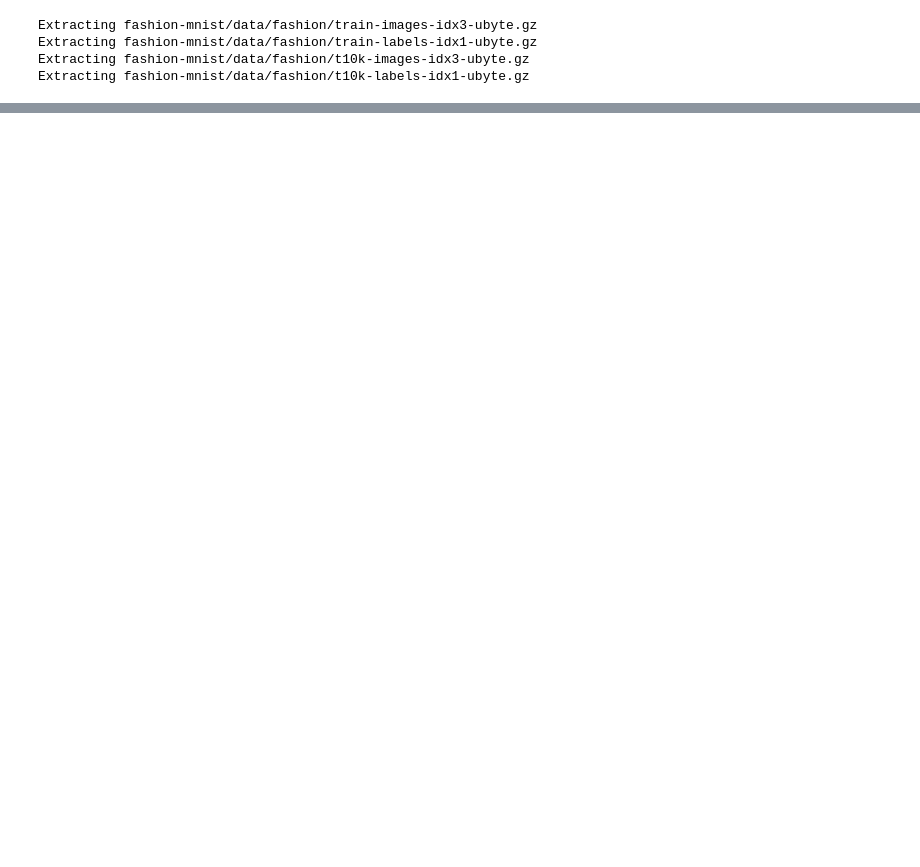
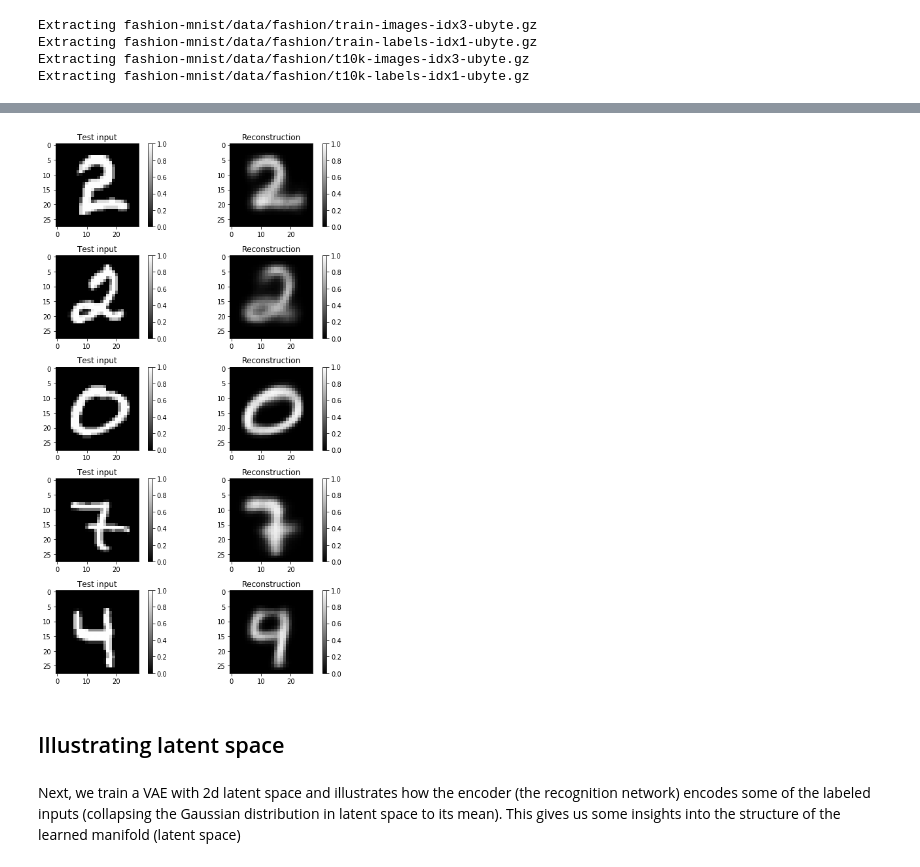
Before and after one commit to avgaydashenko/deep-learning-hw, a Jupyter notebook: homework.ipynb, the cells around one changed output, grey strips where cells are left out. Drawn from its saved outputs; the diff is of its cells as text; code cells hidden in the pictures; blank space fills up the shorter version.

```diff
--- a/homework.ipynb
+++ b/homework.ipynb
@@ -18,5 +11,7 @@ We will be using the MNIST dataset. input_data is a library that downloads the d
 # %%
-mnist = input_data.read_data_sets('fashion-mnist/data/fashion', one_hot=False)
+from tensorflow.examples.tutorials.mnist import input_data
+mnist = input_data.read_data_sets('fashion-mnist/data/fashion', one_hot=True)
+n_samples = mnist.train.num_examples
 # %% [output]
 Extracting fashion-mnist/data/fashion/train-images-idx3-ubyte.gz
 Extracting fashion-mnist/data/fashion/train-labels-idx1-ubyte.gz
@@ -174,15 +19,0 @@ Evaluate discrimator accuracy in the pre-trained model on any representative sub
-# %%
-n = 1000
-init = tf.global_variables_initializer()
-saver = tf.train.Saver()
-with tf.Session() as sess:
-    sess.run(init)
-    ckpt = tf.train.get_checkpoint_state(model_directory)
-    saver.restore(sess,ckpt.model_checkpoint_path)
-
-    zs = np.random.uniform(-1.0,1.0,size=[n,z_size]).astype(np.float32) #Generate a random z batch
-    xs,_ = mnist.test.next_batch(n) #Draw a sample batch from MNIST dataset.
-    xs = (np.reshape(xs,[n,28,28,1]) - 0.5) * 2.0 #Transform it to be between -1 and 1
-    xs = np.lib.pad(xs, ((0,0),(2,2),(2,2),(0,0)),'constant', constant_values=(-1, -1)) #Pad the images so the are 32x32
-
-    dx, dg = sess.run([Dx, Dg],feed_dict={z_in:zs,real_in:xs})
@@ -194,0 +153,10 @@ print(50 * ((dg < 0.5).mean() + (dx >= 0.5).mean()), '% accurate')
+# %%
+network_architecture = \
+    dict(n_hidden_recog_1=500, # 1st layer encoder neurons
+         n_hidden_recog_2=500, # 2nd layer encoder neurons
+         n_hidden_gener_1=500, # 1st layer decoder neurons
+         n_hidden_gener_2=500, # 2nd layer decoder neurons
+         n_input=784, # MNIST data input (img shape: 28*28)
+         n_z=20)  # dimensionality of latent space
+
+vae = train(network_architecture, training_epochs=75)
@@ -194,0 +179,22 @@ print(50 * ((dg < 0.5).mean() + (dx >= 0.5).mean()), '% accurate')
+# %%
+x_sample = mnist.test.next_batch(1000)[0]
+x_reconstruct = vae.reconstruct(x_sample)
+
+plt.figure(figsize=(8, 12))
+for i in range(5):
+
+    plt.subplot(5, 2, 2*i + 1)
+    plt.imshow(x_sample[i].reshape(28, 28), vmin=0, vmax=1, cmap="gray")
+    plt.title("Test input")
+    plt.colorbar()
+    plt.subplot(5, 2, 2*i + 2)
+    plt.imshow(x_reconstruct[i].reshape(28, 28), vmin=0, vmax=1, cmap="gray")
+    plt.title("Reconstruction")
+    plt.colorbar()
+plt.tight_layout()
+# %% [output]
+[figure, added]
+# %% [markdown]
+## Illustrating latent space
+# %% [markdown]
+Next, we train a VAE with 2d latent space and illustrates how the encoder (the recognition network) encodes some of the labeled inputs (collapsing the Gaussian distribution in latent space to its mean). This gives us some insights into the structure of the learned manifold (latent space)
```
Also changed, not shown: parts of 30 cells of this notebook, 4 other files.
